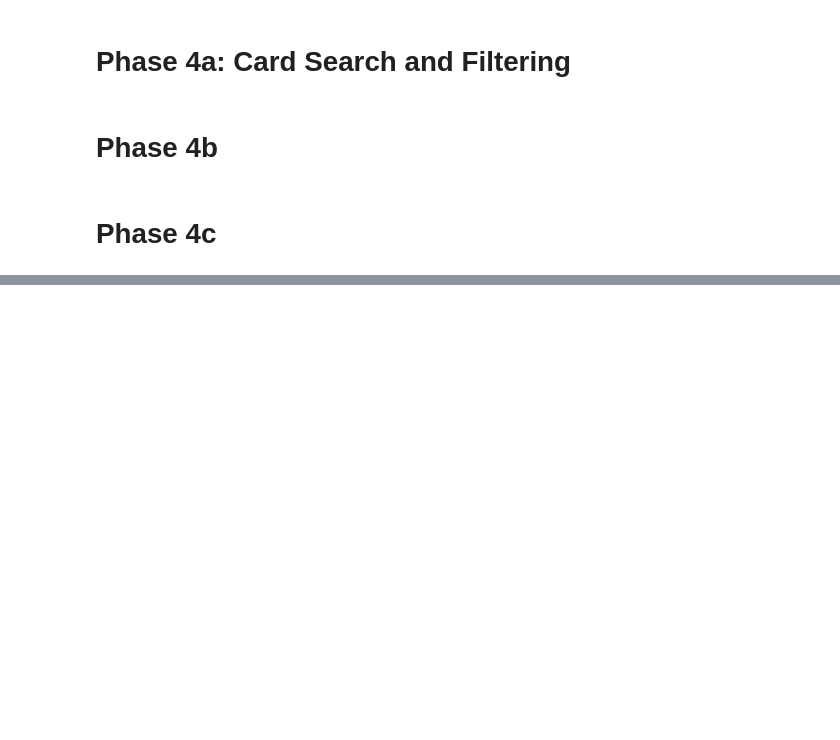
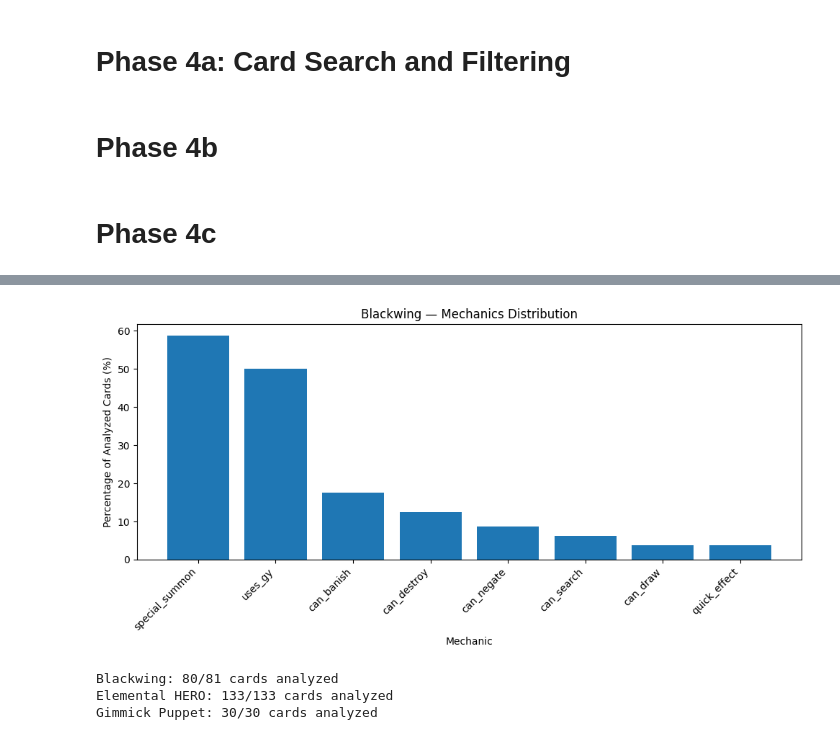
Before and after one commit to josephh2002kimm/625-Insight, a Jupyter notebook: confidential625.ipynb, the cells around one changed output, grey strips where cells are left out. Cells and saved outputs as stored; diff of their text form; code cells hidden in the pictures; blank space fills up the shorter version.

```diff
--- a/confidential625.ipynb
+++ b/confidential625.ipynb
@@ -1822,0 +3002,28 @@ def combo_filter_cards(
+# %%
+def archetype_mechanics(archetype_name):
+    archetype_cards = cards[
+        cards["archetype"] == archetype_name
+    ]
+
+    results = []
+
+    for mechanic in mechanics:
+        valid = archetype_cards[mechanic].dropna()
+
+        results.append({
+            "mechanic": mechanic,
+            "card_count": int(valid.sum()),
+            "cards_analyzed": len(valid),
+            "percentage": round(valid.mean() * 100, 2)
+                if len(valid) > 0 else 0
+        })
+
+    return (
+        pd.DataFrame(results)
+        .sort_values("percentage", ascending=False)
+        .reset_index(drop=True)
+    )
+# %%
+blackwing_mechanics = archetype_mechanics("Blackwing")
+
+blackwing_mechanics
@@ -1822,0 +3068,40 @@ def combo_filter_cards(
+# %%
+import matplotlib.pyplot as plt
+
+plt.figure(figsize=(10, 5))
+
+plt.bar(
+    blackwing_mechanics["mechanic"],
+    blackwing_mechanics["percentage"]
+)
+
+plt.title("Blackwing — Mechanics Distribution")
+plt.xlabel("Mechanic")
+plt.ylabel("Percentage of Analyzed Cards (%)")
+
+plt.xticks(rotation=45, ha="right")
+plt.tight_layout()
+plt.show()
+# %% [output]
+[figure, added]
+# %%
+for archetype in [
+    "Blackwing",
+    "Elemental HERO",
+    "Gimmick Puppet"
+]:
+    total = (cards["archetype"] == archetype).sum()
+
+    analyzed = cards.loc[
+        cards["archetype"] == archetype,
+        "special_summon"
+    ].notna().sum()
+
+    print(
+        f"{archetype}: "
+        f"{analyzed}/{total} cards analyzed"
+    )
+# %% [output]
+Blackwing: 80/81 cards analyzed
+Elemental HERO: 133/133 cards analyzed
+Gimmick Puppet: 30/30 cards analyzed
```
Also changed, not shown: parts of 296 cells of this notebook, 8 other files.
